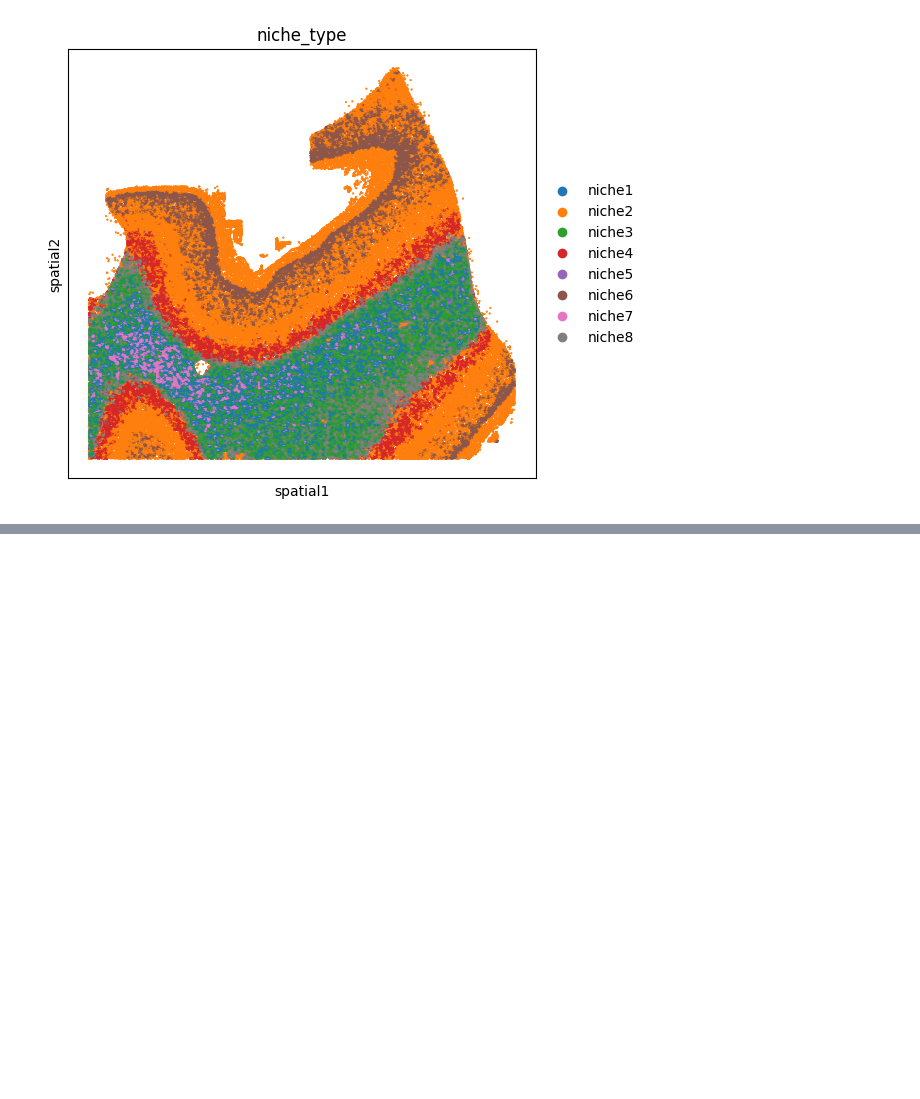
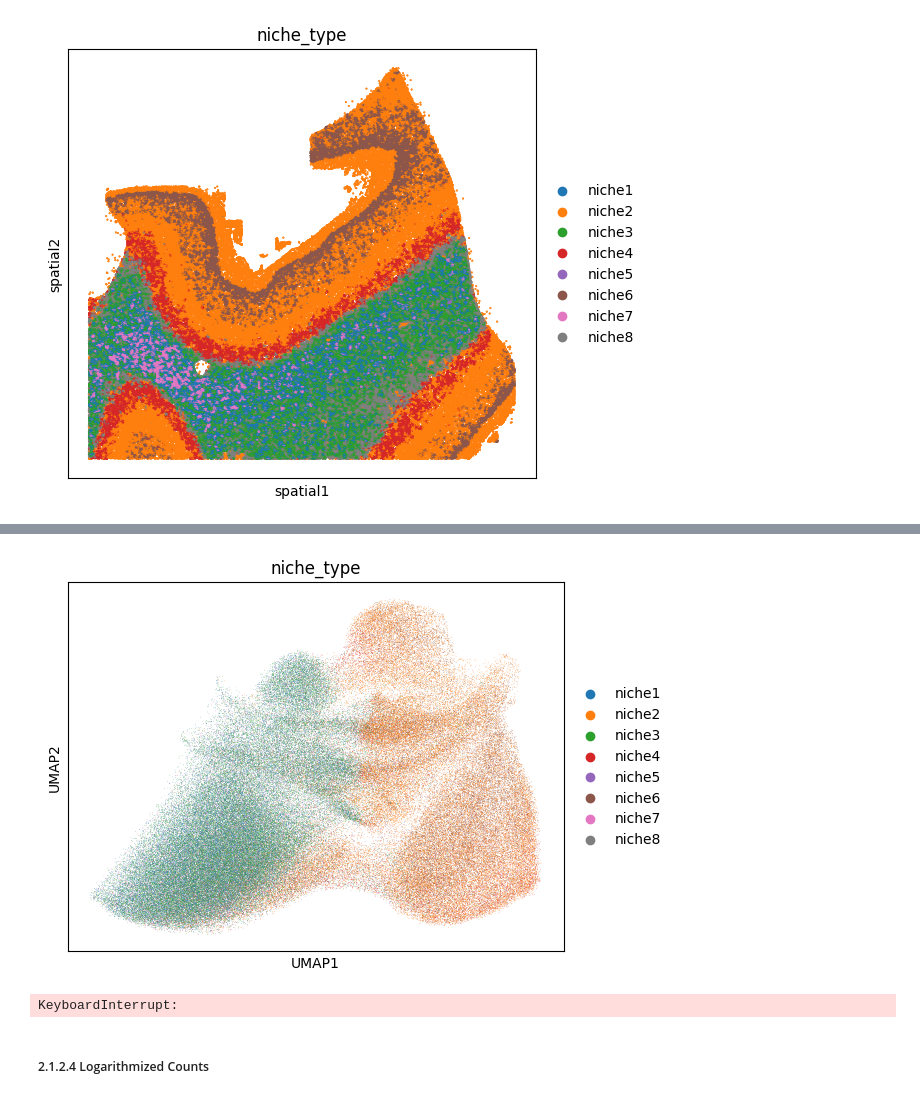
Before and after one commit to Lotfollahi-lab/terra-reproducibility, a Jupyter notebook: notebooks/data_preparation.ipynb, the cells around one changed output, grey strips where cells are left out. Cells and saved outputs as stored; diff of their text form; code cells hidden in the pictures; blank space fills up the shorter version.

```diff
--- a/notebooks/data_preparation.ipynb
+++ b/notebooks/data_preparation.ipynb
@@ -180,0 +202,6 @@ sc.pl.umap(adata,
+# %%
+# Visualize niche types in read depth normalized count-based UMAP space
+sc.pl.umap(adata,
+           color=["niche_type"])
+# %% [output]
+[figure, added]
@@ -180,0 +217,7 @@ sc.pl.umap(adata,
+# %%
+# Compute UMAP based on read depth normalized neighborhood counts
+sc.pp.pca(adata, layer="counts_neighborhood")
+sc.pp.neighbors(adata)
+sc.tl.umap(adata)
+# %% [output]
+KeyboardInterrupt:
@@ -180,0 +232,2 @@ sc.pl.umap(adata,
+# %% [markdown]
+##### 2.1.2.4 Logarithmized Counts
```
Also changed, not shown: parts of 22 cells of this notebook, 1 other file.
